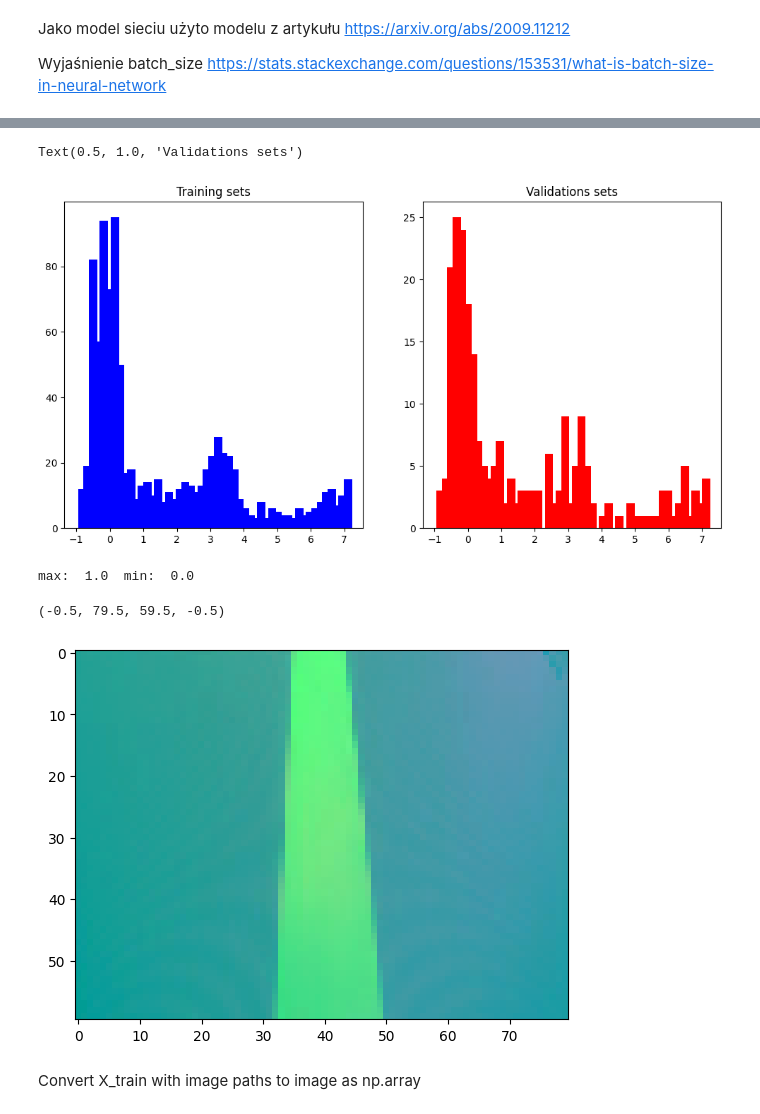
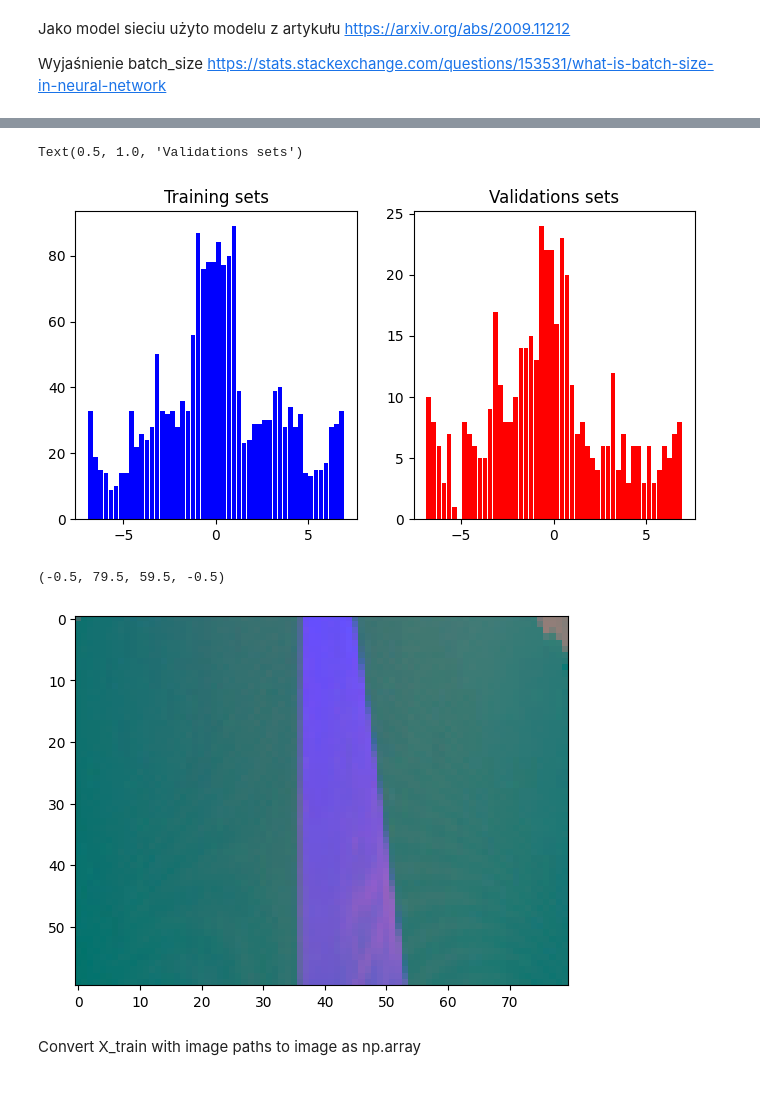
Before and after one commit to mdlugosz-agh/Spinakerv1, a Jupyter notebook: assets/jupyter/model1.ipynb, the cells around one changed output, grey strips where cells are left out. Drawn from its saved outputs; the diff is of its cells as text; code cells hidden in the pictures.

```diff
--- a/assets/jupyter/model1.ipynb
+++ b/assets/jupyter/model1.ipynb
@@ -43,6 +40,7 @@ To enable them in other operations, rebuild TensorFlow with the appropriate comp
 # %%
-datadir = '../../../SpinakerV1Data/2023-01-19-d3-red1'
+datadir = '../../../SpinakerV1Data/2023-01-27-d3-red'
 data = pd.read_csv(os.path.join(datadir, 'data.csv'))
 pd.set_option('display.max_colwidth', None)
 data.head()
+print(data)
 # %% [output]
@@ -140,31 +171,27 @@ Valid Samples: 235
 # %%
-fig, axes = plt.subplots(1, 2, figsize=(12,6))
+fig, axes = plt.subplots(1, 2, figsize=(8,4))
 axes[0].hist(y_train, bins=num_bins, width=0.25, color='blue')
 axes[0].set_title('Training sets')
 axes[1].hist(y_valid, bins=num_bins, width=0.25, color='red')
 axes[1].set_title('Validations sets')
 # %% [output]
 Text(0.5, 1.0, 'Validations sets')
-[figure, old version]
+[figure, new version]
 # %%
-def img_preprocess(img):
-  # img = mpimg.imread(img)
-  img = cv2.imread(img)
-  img = img[300:500, :, :]
-  img = cv2.cvtColor(img, cv2.COLOR_RGB2YUV)
-  img = cv2.GaussianBlur(img, (3, 3), 0)
-  img = cv2.resize(img, (80, 60))
-  # img = img/255.0
-  img = (img - np.min(img)) / (np.max(img) - np.min(img))
-  print("max: ", np.max(img), " min: ", np.min(img))
-  return img
+def img_preprocess(img_path):
+    img = cv2.imread(img_path)
+    img = img[300:500, :, :]
+    img = cv2.cvtColor(img, cv2.COLOR_BGR2YUV)
+    img = cv2.GaussianBlur(img, (3, 3), 0)
+    img = cv2.resize(img, (80, 60))
+    img = (img - np.min(img)) / (np.max(img) - np.min(img))
+    return img
 # %%
-plt.imshow(img_preprocess(X_train[random.randint(0, len(X_train)-1)]))
+plt.imshow(img_preprocess(image_paths[random.randint(0, len(X_train)-1)]))
 plt.axis('on')
 # %% [output]
-max:  1.0  min:  0.0
+(-0.5, 79.5, 59.5, -0.5)
-(-0.5, 79.5, 59.5, -0.5)
-[figure, old version]
+[figure, new version]
 # %% [markdown]
 Convert X_train with image paths to image as np.array
 # %%
```
Also changed, not shown: parts of 19 cells of this notebook, 2 other files.
